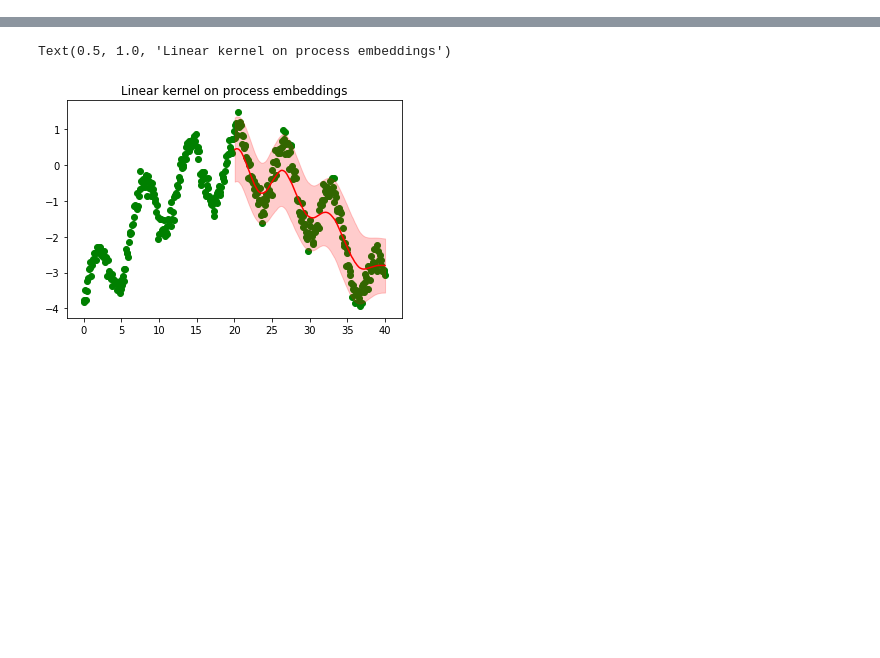
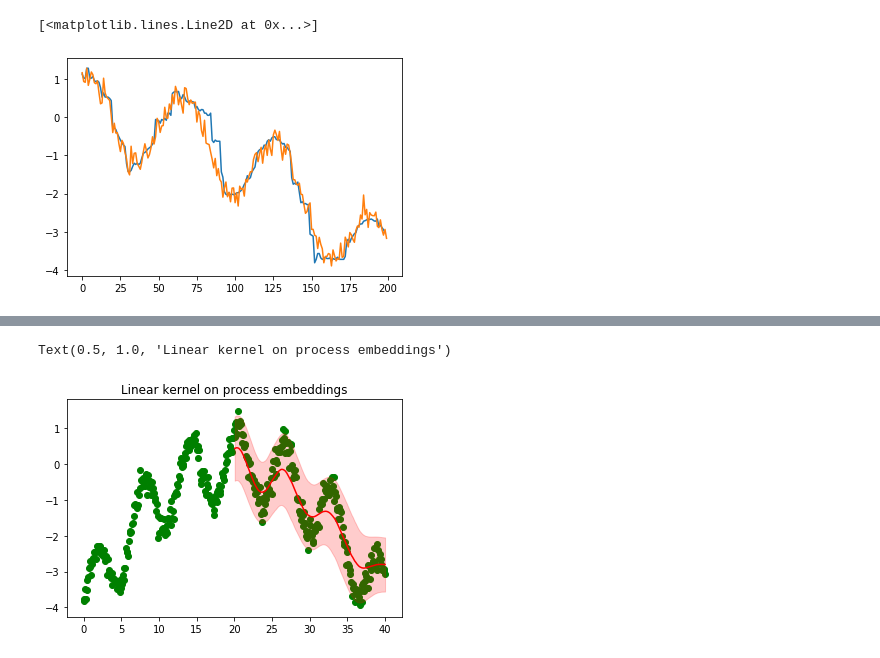
Before and after one commit to zalandoresearch/JaxRK, a Jupyter notebook: examples/Process_kernels_experiments.ipynb, the cells around one changed output, grey strips where cells are left out. Drawn from its saved outputs; the diff is of its cells as text; code cells hidden in the pictures; blank space fills up the shorter version.

```diff
--- a/examples/Process_kernels_experiments.ipynb
+++ b/examples/Process_kernels_experiments.ipynb
@@ -65,0 +77,21 @@ Text(0.5, 1.0, 'Generalized gaussian kernel on process embeddings')
+# %%
+from tqdm import tqdm
+invec_inf = SpVec(out_kern, np.hstack((x[:200], y[:200])), np.array([200]), use_subtrajectories = False, use_inner="gen_gauss")
+inc = (current_hist.inspace_points[1:, 0] -  current_hist.inspace_points[:-1, 0]).mean()
+rval = []
+for j in range(1):
+    current_hist = invec_inf
+    rval.append([])
+    print(j)
+    for i in tqdm(range(1, 200)):
+        rval[-1].append(multiply(cd_gg, current_hist).point_representant())
+        new_point = np.array((current_hist.inspace_points[-1, 0] + inc, rval[-1][-1][-1]))
+        current_hist = SpVec(out_kern, np.vstack([current_hist.inspace_points, new_point]), np.array([len(current_hist.inspace_points) + 1]), use_subtrajectories = False, use_inner="gen_gauss")
+# %%
+rv = np.array(rval).squeeze()
+pl.plot(rv)
+#pl.fill_between(range(300), rv.mean(0)-rv.std(0), rv.mean(0)+rv.std(0), alpha=0.5)
+pl.plot(y.flatten()[200:])
+# %% [output]
+[<matplotlib.lines.Line2D at 0x...>]
+[figure, added]
```
Also changed, not shown: parts of 12 cells of this notebook.
